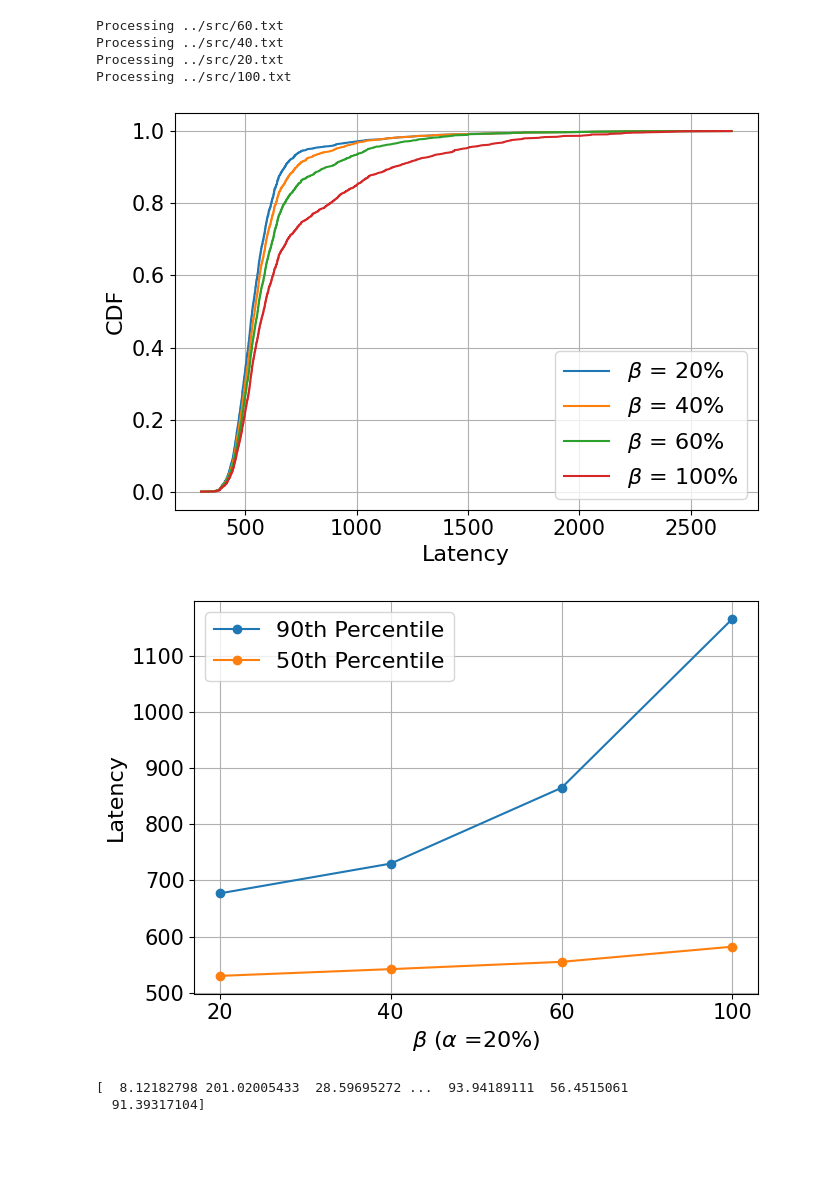
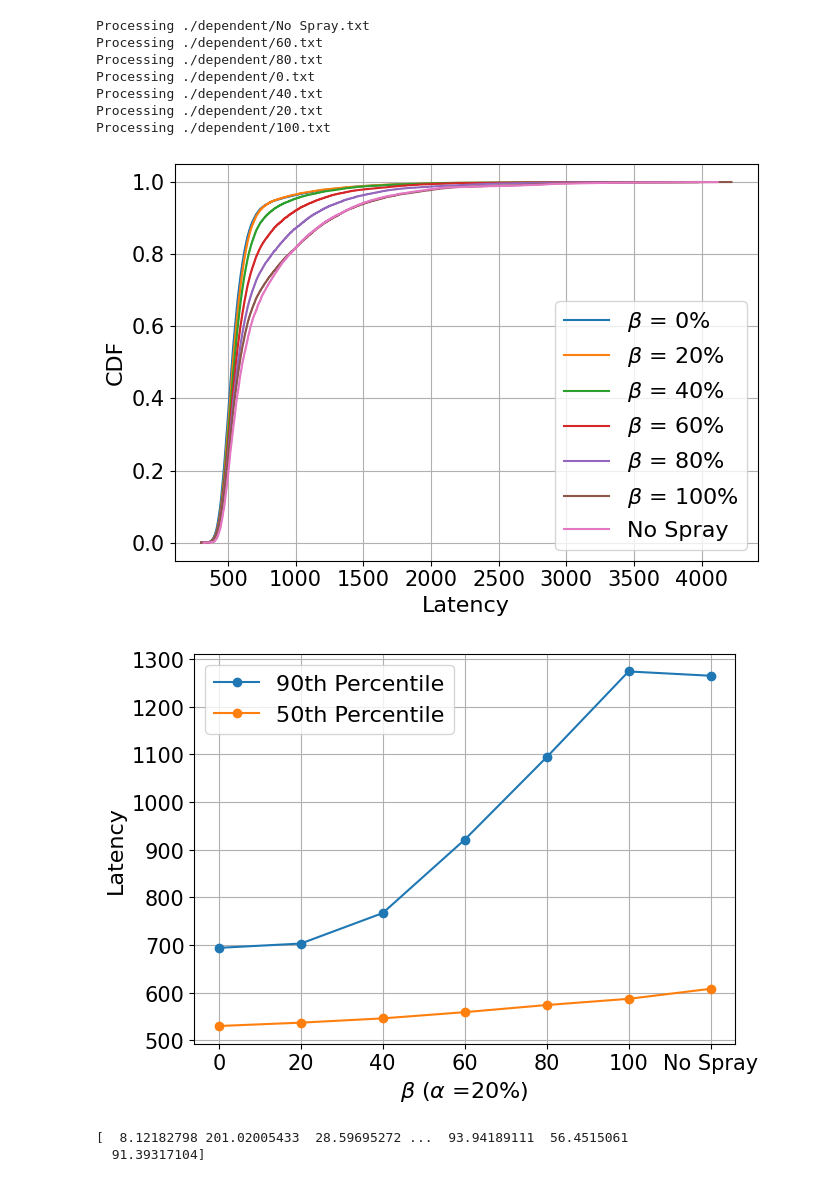
Before and after one commit to Hoooao/py_sim, a Jupyter notebook: analysis/cdf.ipynb, the cells around one changed output. Drawn from its saved outputs; the diff is of its cells as text; code cells hidden in the pictures; blank space fills up the shorter version.

```diff
--- a/analysis/cdf.ipynb
+++ b/analysis/cdf.ipynb
@@ -71,40 +71,43 @@ def plot_percentile(percentiles, data_with_names):
         data = [np.percentile(data, percentile) for _, data in data_with_names]
 
         plt.plot(x, data, marker='o', linestyle='-')
         plt.xlabel("$\\beta$ ($\\alpha$ =20%)")
         plt.ylabel(f"Latency")
     plt.grid(True)
     plt.legend([f"{percentile}th Percentile" for percentile in percentiles], loc='upper left', fontsize='medium')
     plt.tight_layout()
     plt.savefig(f"latency_percentile.pdf", format='pdf',)
     plt.show()
 
 def main():
     # read all files in the current directory
     data = []
-    for root, dirs, files in os.walk("../src"):
+    for root, dirs, files in os.walk("./dependent"):
         for file in files:
             if file.endswith(".txt") and (not file.split(".")[0].isdigit() or int(file.split(".")[0]) % 20 == 0 or file.endswith("90.txt")):
                 filename = os.path.join(root, file)
                 print(f"Processing {filename}")
                 latencies = extract_latencies(filename)
                 if latencies:
                     data.append((file.split(".")[0],list(latencies.values())))
     # sort based on key, if not int, make it 999
     data = sorted(data, key=lambda x: int(x[0]) if x[0].isdigit() else 999)
 
     plot_cdf(data)
     plot_percentile([90, 50],data)
 
 if __name__ == "__main__":
     main()
 # %% [output]
-Processing ../src/60.txt
-Processing ../src/40.txt
-Processing ../src/20.txt
-Processing ../src/100.txt
+Processing ./dependent/No Spray.txt
+Processing ./dependent/60.txt
+Processing ./dependent/80.txt
+Processing ./dependent/0.txt
+Processing ./dependent/40.txt
+Processing ./dependent/20.txt
+Processing ./dependent/100.txt
-[figure, old version]
+[figure, new version]
-[figure, old version]
+[figure, new version]
 # %%
 import re
 import numpy as np
```
Also changed, not shown: 1 other file.
